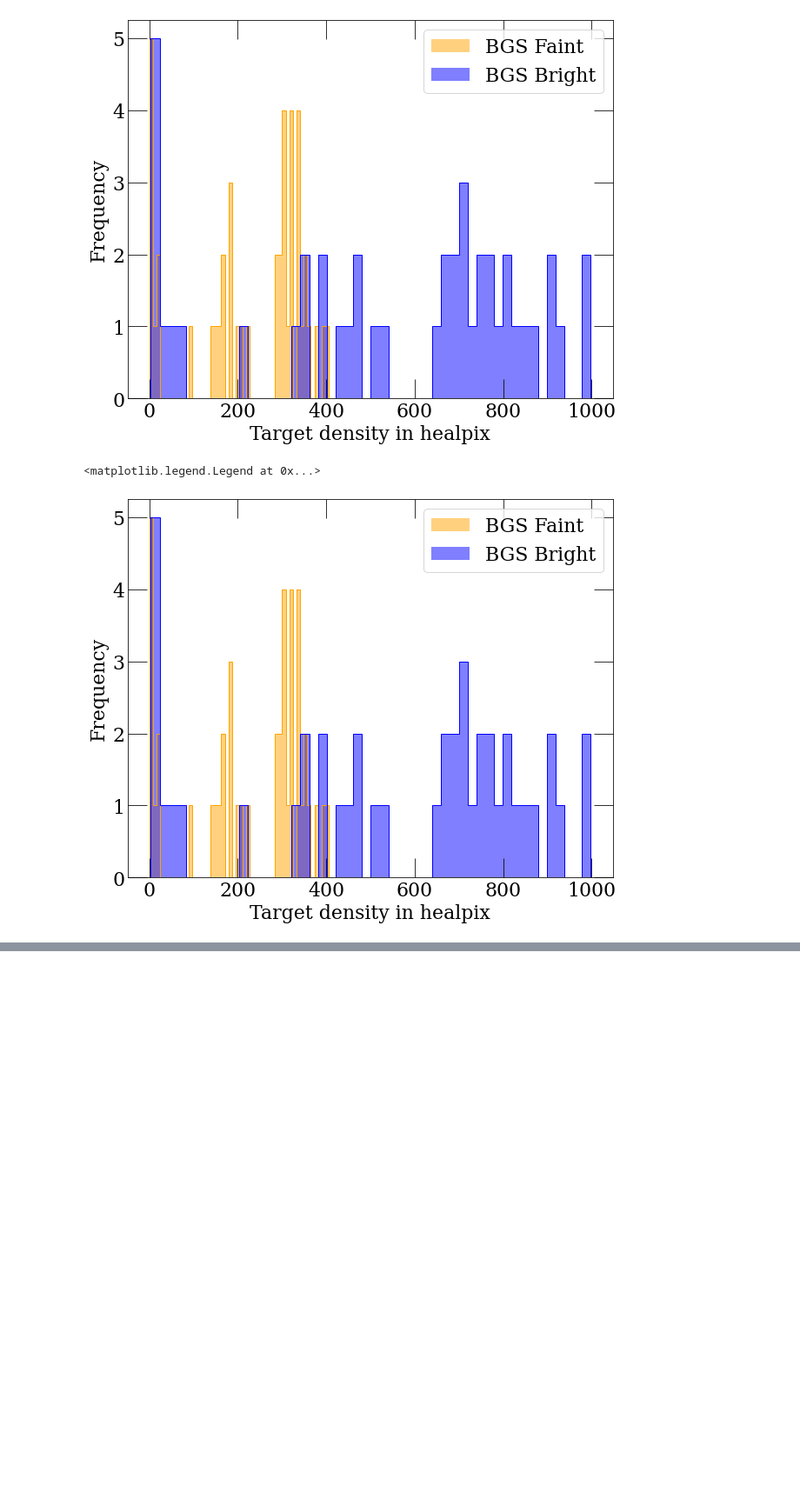
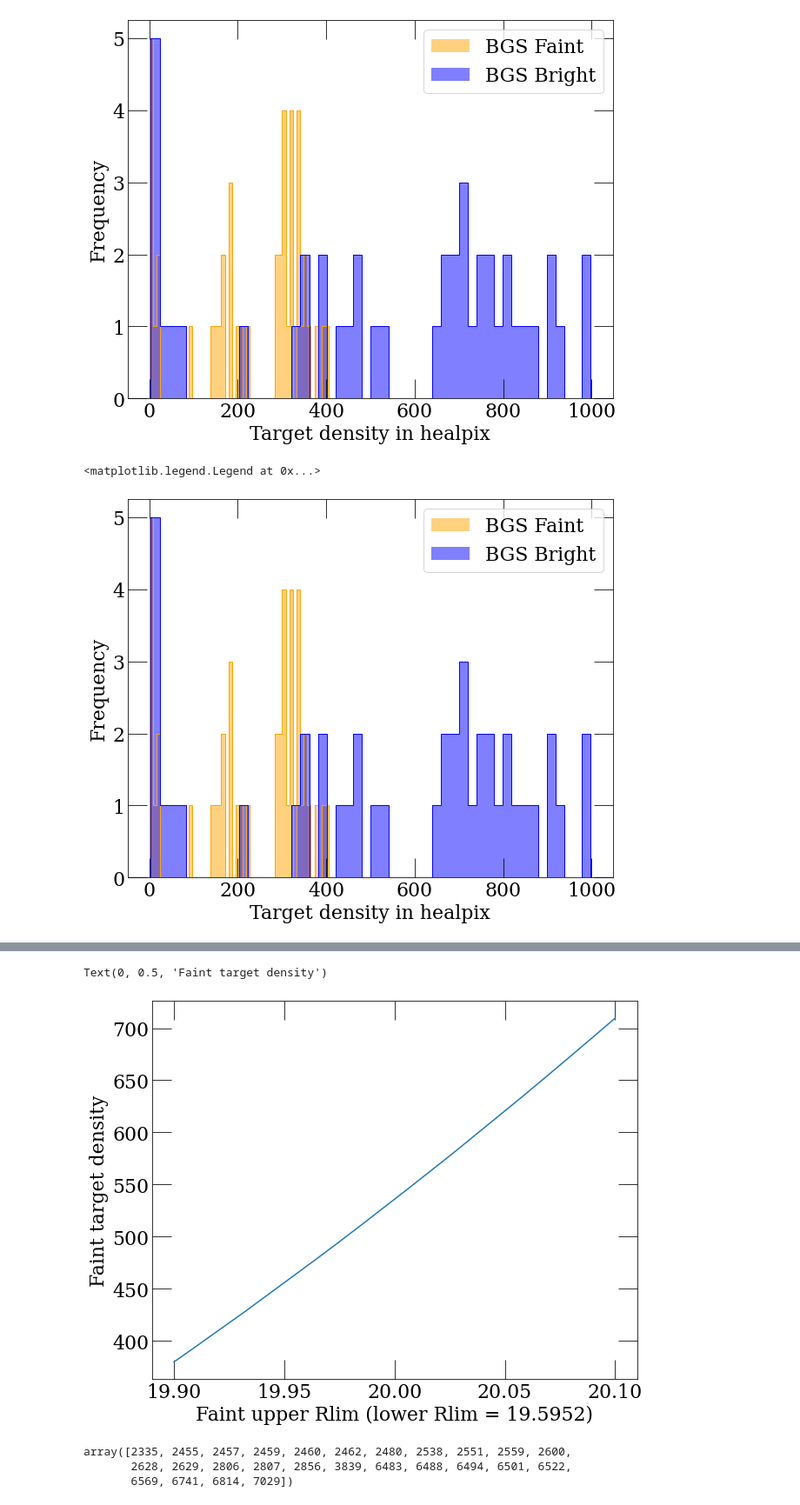
Before and after one commit to leahbigwood/S4Mock, a Jupyter notebook: mock_val.ipynb, the cells around one changed output, grey strips where cells are left out. Shown at 87% size. Drawn from its saved outputs; the diff is of its cells as text; code cells hidden in the pictures; blank space fills up the shorter version.

```diff
--- a/mock_val.ipynb
+++ b/mock_val.ipynb
@@ -273 +263,28 @@ plt.legend()
+# %%
+faint_rlim = np.linspace(19.9,20.1,20)
+faint_centre = []
+
+for i in range(len(bright_rlim)):
+    mxxl_faint = mxxl[(mxxl['APP_MAG'] > 19.5952) & (mxxl['APP_MAG'] <= faint_rlim[i])]
+    faint_target_pixel_density = geometry.targ_hpmap(mxxl_faint)
+    faint_centre.append(np.percentile(faint_target_pixel_density,50)/pixel_area)
+# %%
+plt.rc('xtick',direction='in',labelsize=22,top=True)
+plt.rc('ytick',direction='in',labelsize=22, right = True)
+plt.rc('xtick.major',size = 22)
+plt.rc('xtick.minor',size = 6)
+plt.rc('ytick.major',size = 22)
+plt.rc('ytick.minor',size = 6)
+plt.rc('axes', labelsize = 22)
+plt.rc('legend',fontsize=22)
+plt.rc('font', family='serif',size=20)
+
+plt.figure(figsize=(10,8))
+
+plt.plot(faint_rlim,faint_centre)
+plt.xlabel('Faint upper Rlim (lower Rlim = 19.5952)')
+plt.ylabel('Faint target density')
+# %% [output]
+Text(0, 0.5, 'Faint target density')
+[figure, added]
 # %%
@@ -276,0 +300,6 @@ which in the BGS mock catalogue gives number densities of
+# %%
+small_pix_list
+# %% [output]
+array([2335, 2455, 2457, 2459, 2460, 2462, 2480, 2538, 2551, 2559, 2600,
+       2628, 2629, 2806, 2807, 2856, 3839, 6483, 6488, 6494, 6501, 6522,
+       6569, 6741, 6814, 7029])
```
Also changed, not shown: parts of 33 cells of this notebook, 3 other files.
